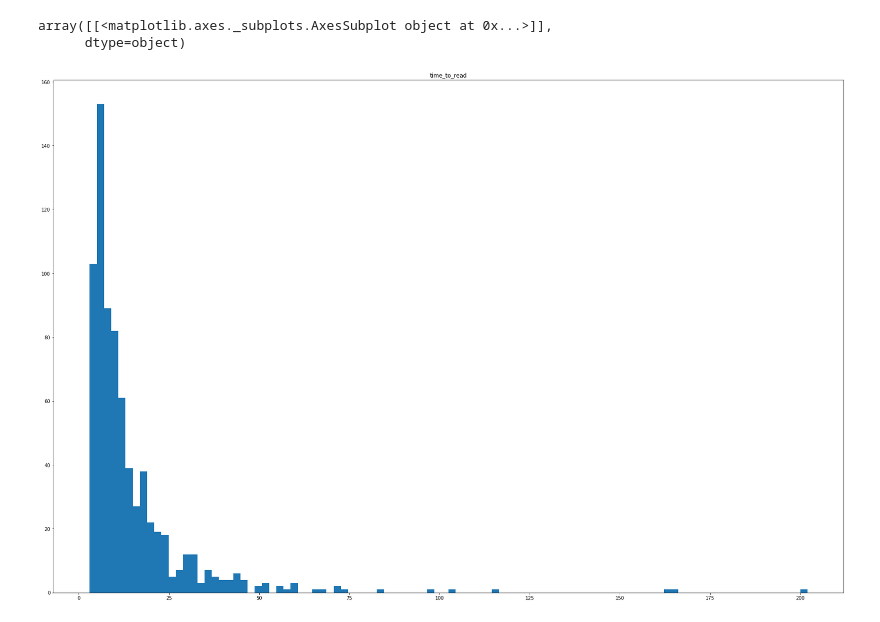
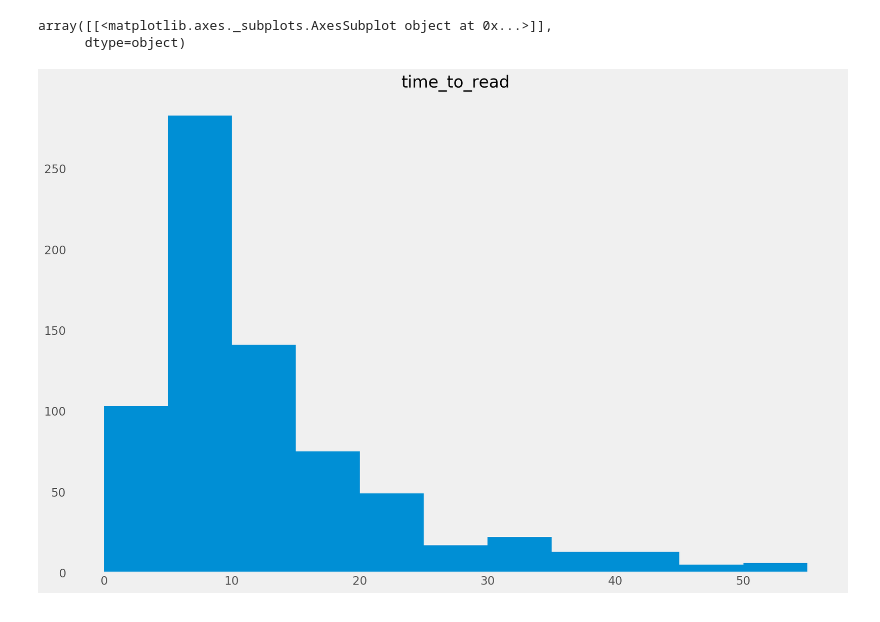
Before and after one commit to sbdzdz/pocket-stats, a Jupyter notebook: notebooks/analysis.ipynb, the cells around one changed output. Drawn from its saved outputs; the diff is of its cells as text; code cells hidden in the pictures.

```diff
--- a/notebooks/analysis.ipynb
+++ b/notebooks/analysis.ipynb
@@ -17,3 +17,9 @@ df.head()
 | 1005845211 | How (and Why) SpaceX Will Coloniz... | How (and Why) SpaceX Will Coloniz... | 1499438202 | 44368 | en | 202.0 | This is Part 3 of a four-part ser... |
 | 1011240024 | 33 strony, które zrobią z ciebie ... | 33 strony, które zrobią z ciebie ... | 1466856232 | 467 |  | NaN | Albert Einstein jest autorem znan... |
 | 1013289460 | Machine Learning for Programmers:... | Machine Learning for Programmers | 1466856220 | 4128 | en | 19.0 | Leap From Developer To Machine Le... |
+# %%
+import matplotlib.pyplot as plt
+%matplotlib inline
+%config InlineBackend.figure_format = 'retina'
+plt.style.use('fivethirtyeight')
+matplotlib.rcParams['figure.figsize'] = (15, 10)
@@ -20,6 +34,7 @@ df.head()
 # %%
-display(df.hist('time_to_read', grid=False, bins=100, figsize=(30, 20)))
+df.loc[(df['time_to_read'] < 60)]\
+.hist('time_to_read', grid=False, bins=range(0, 60, 5))
 # %% [output]
 array([[<matplotlib.axes._subplots.AxesSubplot object at 0x...>]],
       dtype=object)
-[figure, old version]
+[figure, new version]
```
Also changed, not shown: parts of 3 cells of this notebook.
